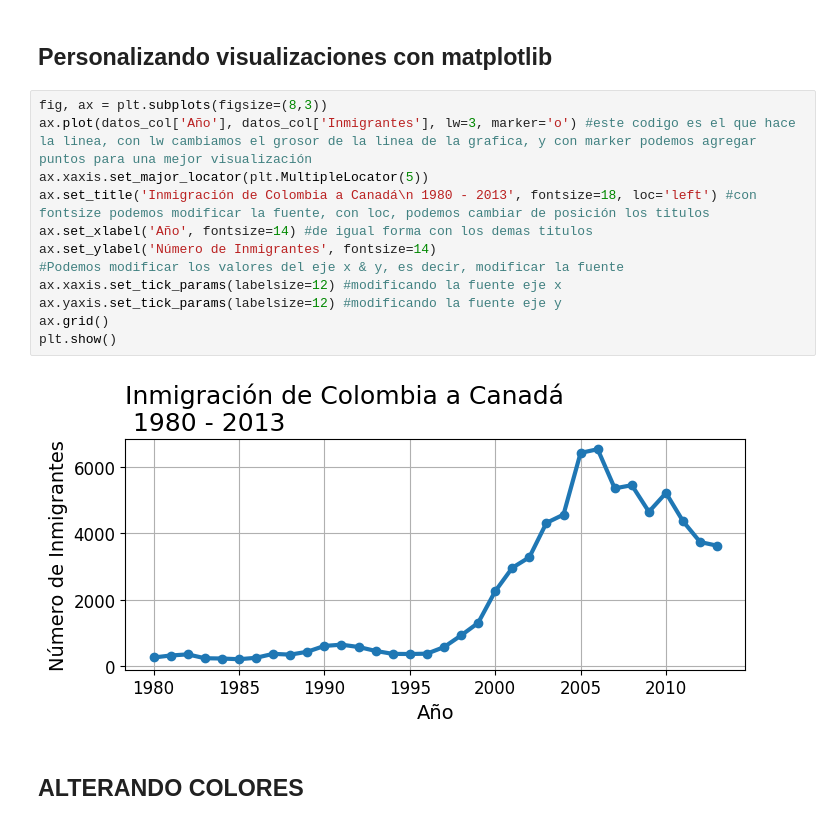
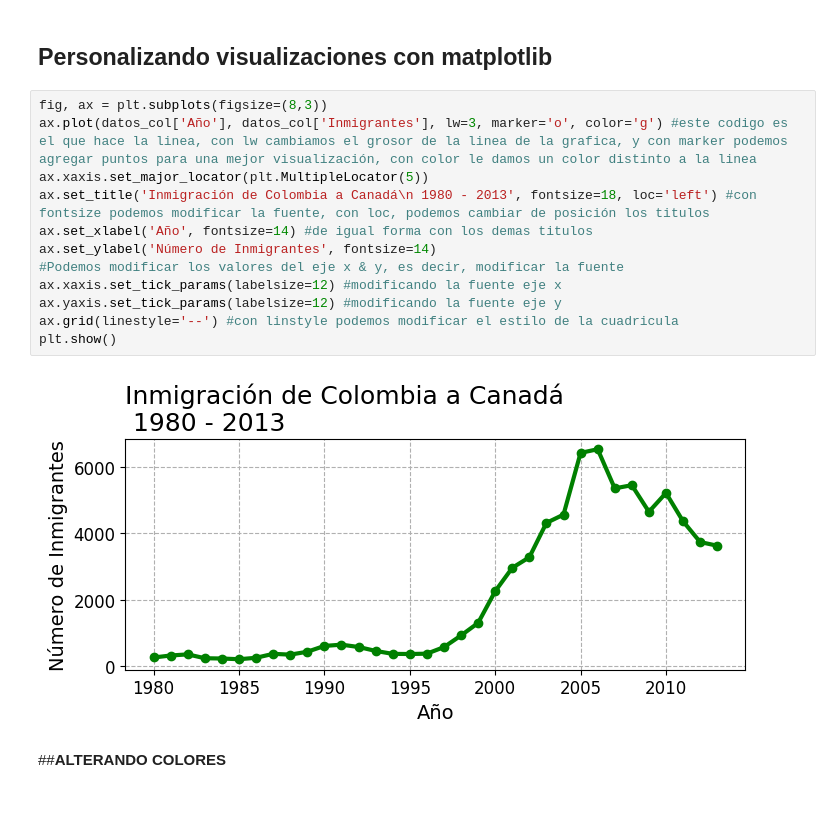
Before and after one commit to AndresCMontejo/Visualizaci-n-de-datos-con-Python-Matplotlib-Seaborn-y-Plotly, a Jupyter notebook: visualizacion_de_datos_con_python.ipynb, the cells around one changed output. Drawn from its saved outputs; the diff is of its cells as text.

```diff
--- a/visualizacion_de_datos_con_python.ipynb
+++ b/visualizacion_de_datos_con_python.ipynb
@@ -325,17 +325,17 @@ plt.show()
 ## **Personalizando visualizaciones con matplotlib**
 # %%
 fig, ax = plt.subplots(figsize=(8,3))
-ax.plot(datos_col['Año'], datos_col['Inmigrantes'], lw=3, marker='o') #este codigo es el que hace la linea, con lw cambiamos el grosor de la linea de la grafica, y con marker podemos agregar puntos para una mejor visualización
+ax.plot(datos_col['Año'], datos_col['Inmigrantes'], lw=3, marker='o', color='g') #este codigo es el que hace la linea, con lw cambiamos el grosor de la linea de la grafica, y con marker podemos agregar puntos para una mejor visualización, con color le damos un color distinto a la linea
 ax.xaxis.set_major_locator(plt.MultipleLocator(5))
 ax.set_title('Inmigración de Colombia a Canadá\n 1980 - 2013', fontsize=18, loc='left') #con fontsize podemos modificar la fuente, con loc, podemos cambiar de posición los titulos
 ax.set_xlabel('Año', fontsize=14) #de igual forma con los demas titulos
 ax.set_ylabel('Número de Inmigrantes', fontsize=14)
 #Podemos modificar los valores del eje x & y, es decir, modificar la fuente
 ax.xaxis.set_tick_params(labelsize=12) #modificando la fuente eje x
 ax.yaxis.set_tick_params(labelsize=12) #modificando la fuente eje y
-ax.grid()
+ax.grid(linestyle='--') #con linstyle podemos modificar el estilo de la cuadricula
 plt.show()
 # %% [output]
-[figure, old version]
+[figure, new version]
 # %% [markdown]
-## **ALTERANDO COLORES**
+##**ALTERANDO COLORES**
```
Also changed, not shown: parts of 5 cells of this notebook.
